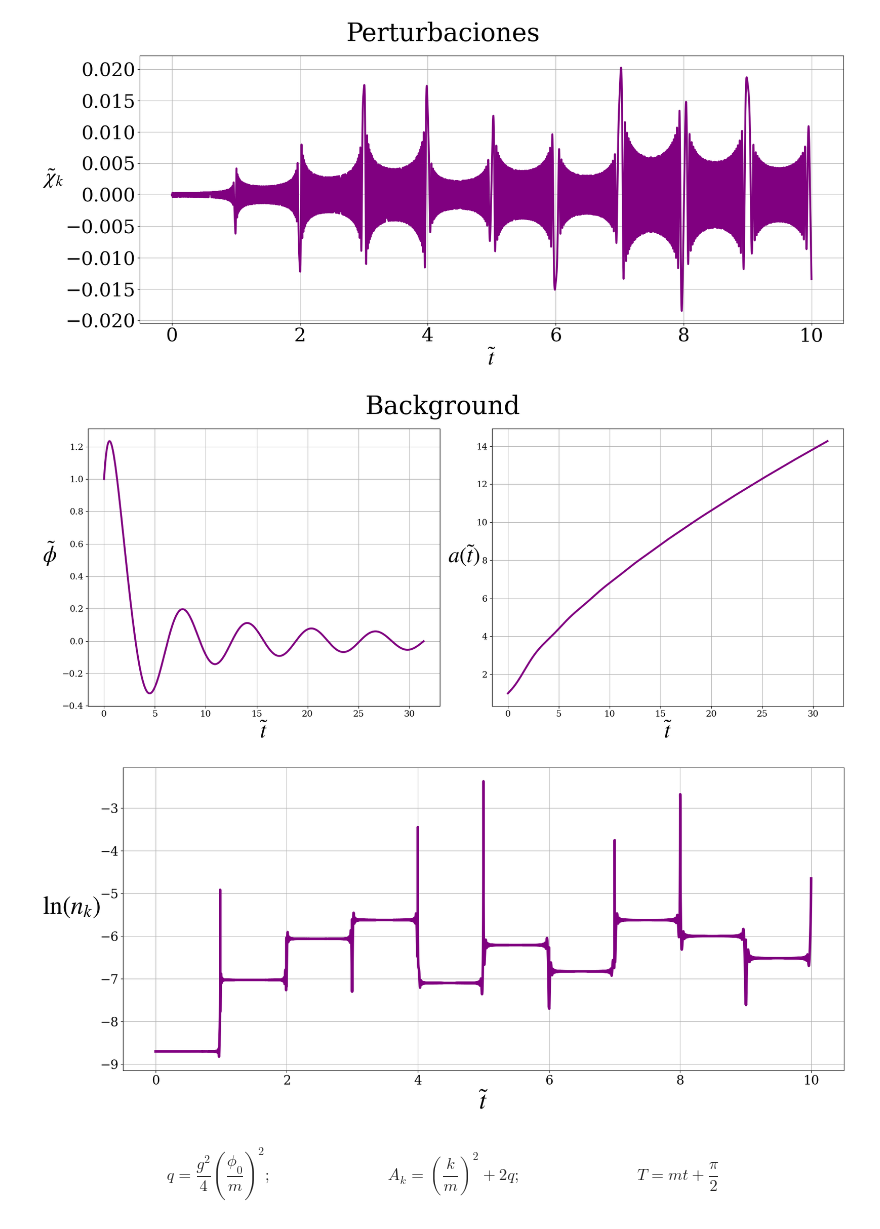
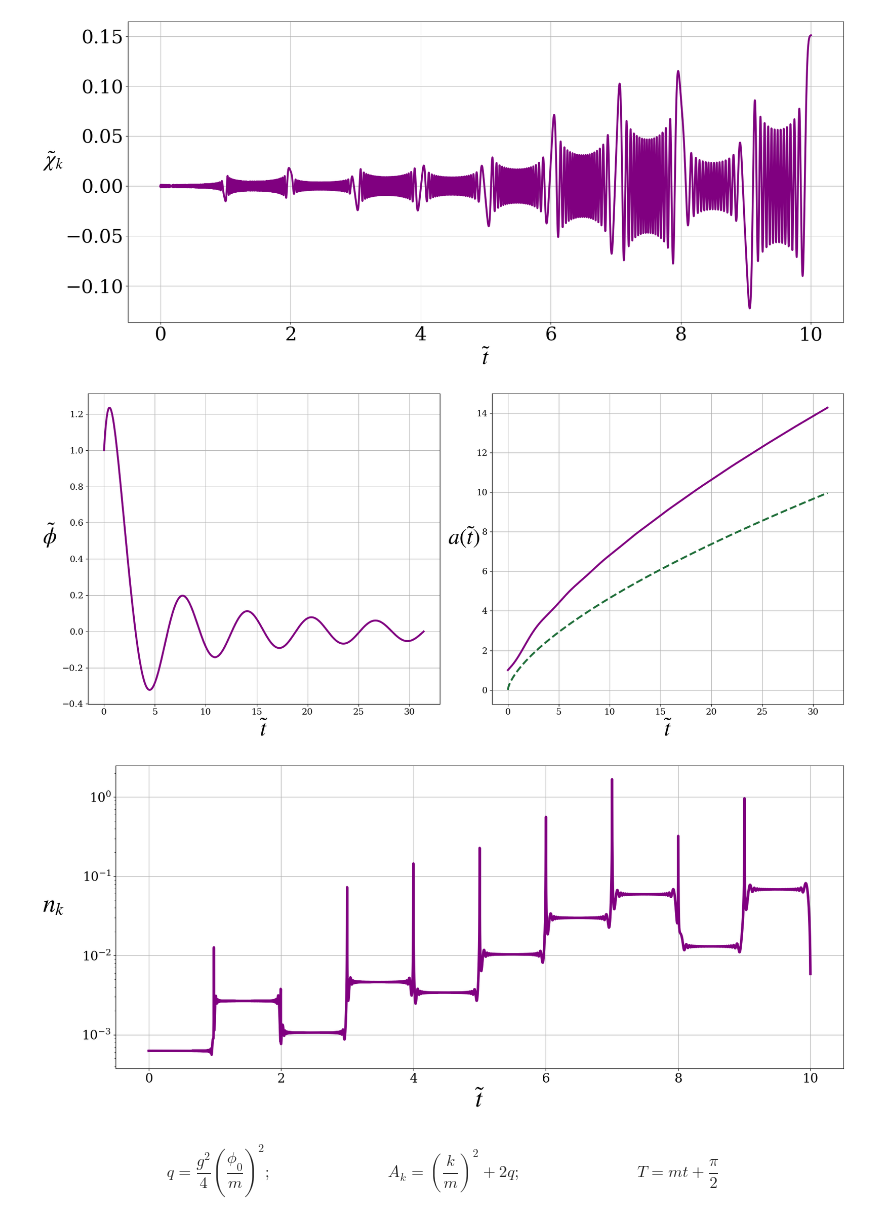
Before and after one commit to TomasCiccarella/Tesis, a Jupyter notebook: Mathieu/m2phi2/m2phi2_expansion.ipynb, the cells around one changed output. Cells and saved outputs as stored; diff of their text form; code cells hidden in the pictures.

```diff
--- a/Mathieu/m2phi2/m2phi2_expansion.ipynb
+++ b/Mathieu/m2phi2/m2phi2_expansion.ipynb
@@ -50,7 +50,7 @@ def pert(t, y, k, g_mplm2):
 
     return [phi_dot, phi_ddot, dphi_dot_k, dphi_ddot_k, chi_dot_k, chi_ddot_k, a_dot, a_ddot]
 # %%
-q = 3e3
+q = 8e2
 Ak = 2*q+1
 
 g = 1e-1
@@ -99,20 +99,19 @@ chidot_sol = sol.y[5]
 # %%
 plt.figure(figsize = (18, 8))
 
 plt.plot(sol.t/np.pi, (sol.y[6]/a_rh)**(3/2)*chi_sol, lw = 3, color = "purple")
 plt.ylabel(r"$\tilde{\chi}_k$", labelpad = 20, rotation = "horizontal", fontsize=35)
 plt.xlabel(r"$\tilde{t}$", fontsize=35)
 plt.grid()
 plt.xticks(fontsize=30)
 plt.yticks(fontsize=30)
 
-plt.suptitle("Perturbaciones", fontsize=40)
 plt.tight_layout()
 #plt.show()
 
-plt.savefig("Mathieu_pert", format='pdf')
+plt.savefig("Broad_resonance_expansion_m2phi2.pdf", format='pdf')
 # %% [output]
-[figure, old version]
+[figure, new version]
 # %%
 plt.figure(figsize = (18, 8))
 
@@ -124,17 +123,17 @@ plt.grid()
 
 plt.subplot(1,2,2)
 plt.plot(sol.t, a_sol, lw = 3, color = "purple")
+plt.plot(sol.t, sol.t**(2/3), lw = 3, color = "#1F6E39", ls = "--")
 plt.ylabel(r"$a (\tilde{t})$", labelpad = 20, rotation = "horizontal", fontsize=35)
 plt.xlabel(r"$\tilde{t}$", fontsize=35)
 plt.grid()
 
-plt.suptitle("Background", fontsize=40)
 plt.tight_layout()
 #plt.show()
 
-plt.savefig("Mathieu_background", format='pdf')
+plt.savefig("background_m2phi2.pdf", format='pdf')
 # %% [output]
-[figure, old version]
+[figure, new version]
 # %%
 x_dot = (3/2)*np.sqrt(a_sol/a_sol[0]) * adot_sol / a_sol[0] * chi_sol + (a_sol/a_sol[0])**(3/2) * chidot_sol
 
@@ -146,8 +145,8 @@ nk = omega_k / 2 * ( np.abs(x_dot)**2 / omega_k**2 + np.abs(x)**2 )
 # %%
 plt.figure(figsize = (18, 8))
 
-plt.plot(sol.t/np.pi, np.log(nk), lw = 4, color = "purple")
-plt.ylabel(r"$\ln(n_k)$", labelpad = 45, rotation = "horizontal", fontsize = 40)
+plt.semilogy(sol.t/np.pi, nk, lw = 4, color = "purple")
+plt.ylabel(r"$n_k$", labelpad = 45, rotation = "horizontal", fontsize = 40)
 plt.xlabel(r"$\tilde{t}$", fontsize = 40)
 plt.grid()
 
@@ -156,8 +155,8 @@ plt.yticks(fontsize = 20)
 plt.tight_layout()
 #plt.show()
 
-plt.savefig("stochastic_resonance", format = "pdf")
+plt.savefig("nk_Broad_resonance_expansion_m2phi2.pdf", format = "pdf")
 # %% [output]
-[figure, old version]
+[figure, new version]
 # %% [markdown]
 $$q = \frac{g^2}{4} \left( \frac{\phi_0}{m} \right)^2; \hspace{3cm} A_k = \left( \frac{k}{m} \right)^2 + 2 q; \hspace{3cm} T = m t + \frac{\pi}{2}$$
```
Also changed, not shown: parts of 13 cells of this notebook, 27 other files.
